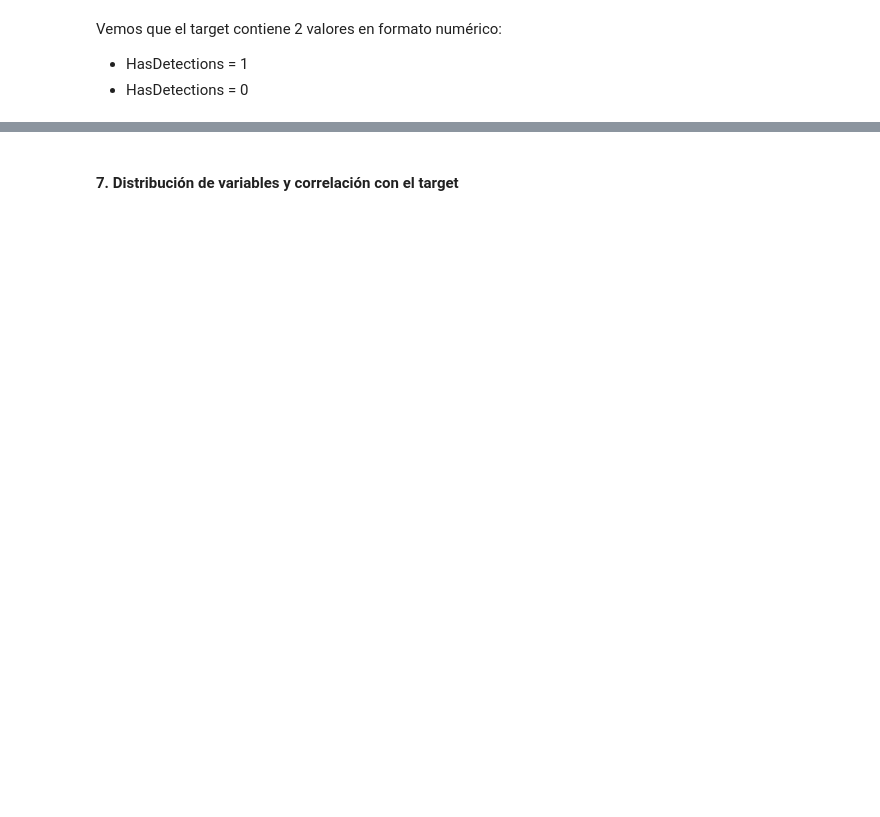
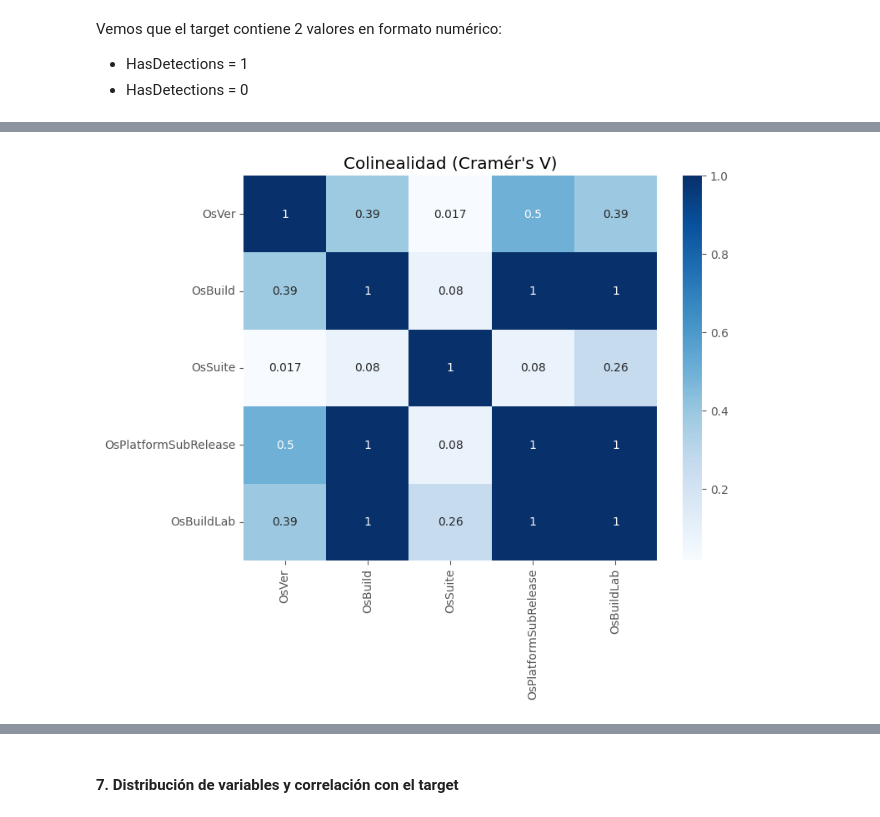
Before and after one commit to martadominguezm/grupo-1-dscesp-0525, a Jupyter notebook: entregable_2/0525_SupML_Grupo1.ipynb, the cells around one changed output, grey strips where cells are left out. Saved outputs shown, nothing was run; the diff lists cells and outputs as text; code cells hidden in the pictures; blank space fills up the shorter version.

```diff
--- a/entregable_2/0525_SupML_Grupo1.ipynb
+++ b/entregable_2/0525_SupML_Grupo1.ipynb
@@ -366,0 +703,4 @@ df['HasDetections'].mean()
+# %%
+matriz_correlacion(categorical_df, Os)
+# %% [output]
+[figure, added]
```
Also changed, not shown: parts of 141 cells of this notebook.
